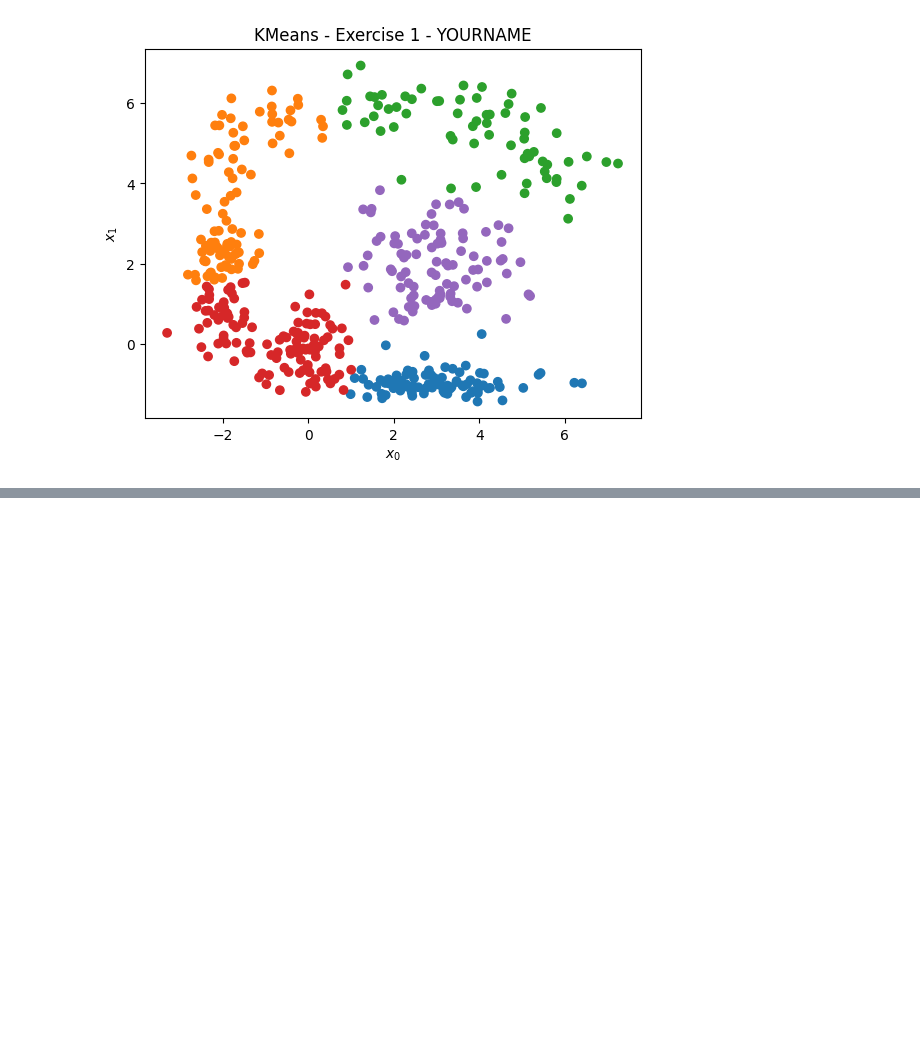
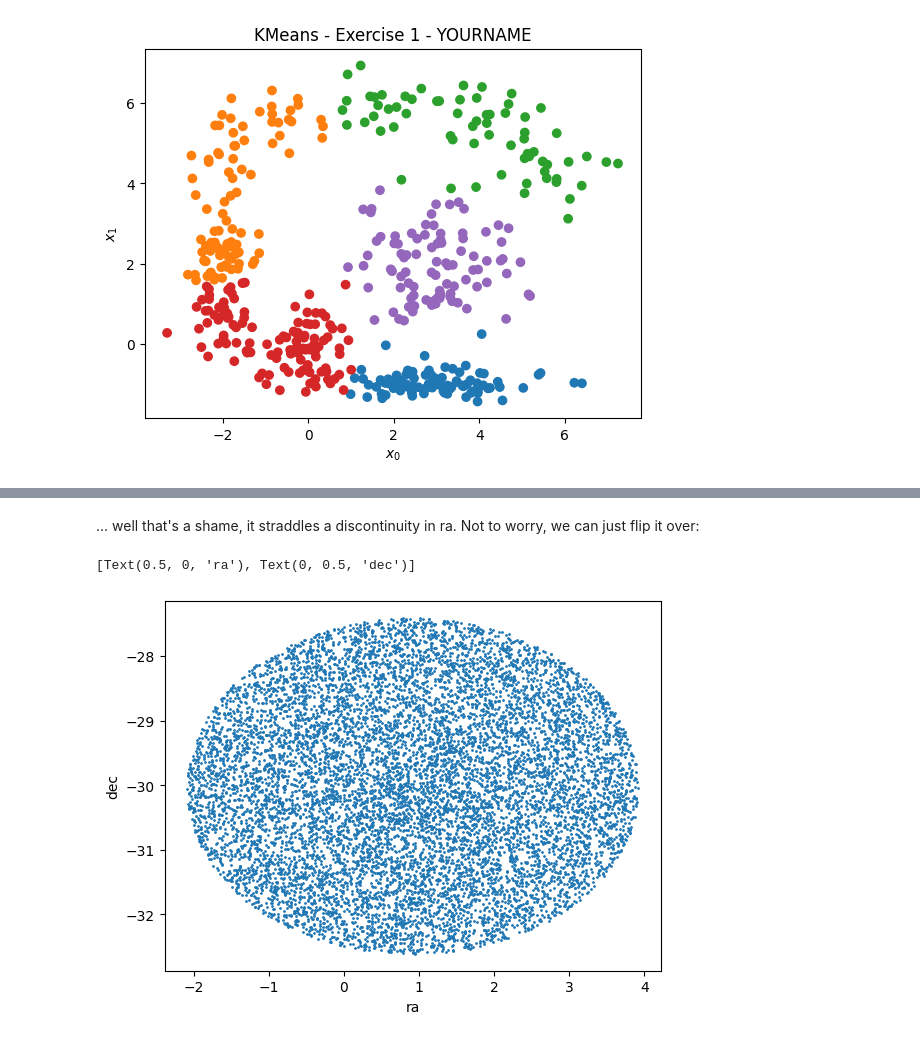
Before and after one commit to emilyhunt/MWGaia-DN-machine-learning-course, a Jupyter notebook: unsupervised-ml/clustering-algorithms.ipynb, the cells around one changed output, grey strips where cells are left out. Drawn from its saved outputs; the diff is of its cells as text; code cells hidden in the pictures; blank space fills up the shorter version.

```diff
--- a/unsupervised-ml/clustering-algorithms.ipynb
+++ b/unsupervised-ml/clustering-algorithms.ipynb
@@ -228,0 +484,9 @@ Now it's your turn! Try different clustering algorithms from the list above and
+# %% [markdown]
+... well that's a shame, it straddles a discontinuity in ra. Not to worry, we can just flip it over:
+# %%
+ra_moved = np.where(gaia_data_blanco_1['ra'] > 180, gaia_data_blanco_1['ra'] - 360, gaia_data_blanco_1['ra'])
+plt.scatter(ra_moved, gaia_data_blanco_1['dec'], s=1)
+plt.gca().set(xlabel="ra", ylabel="dec")
+# %% [output]
+[Text(0.5, 0, 'ra'), Text(0, 0.5, 'dec')]
+[figure, added]
```
Also changed, not shown: parts of 60 cells of this notebook.
